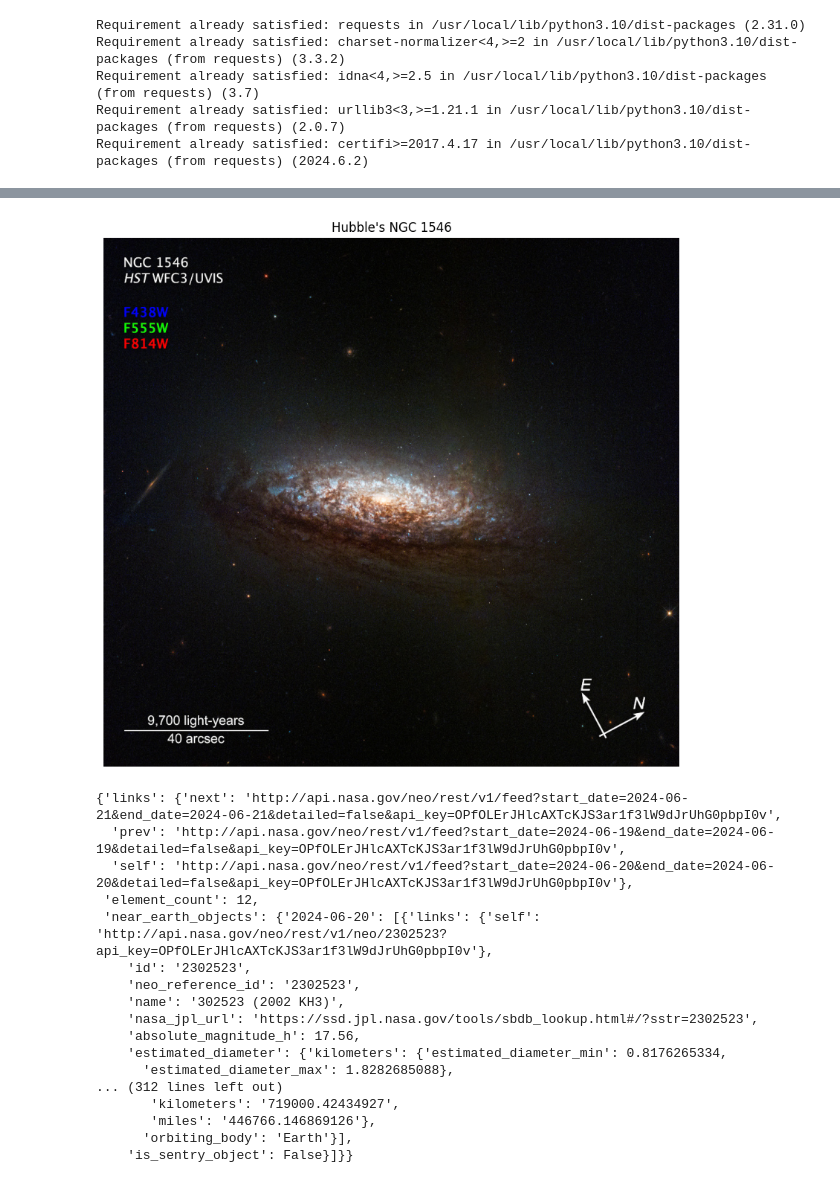
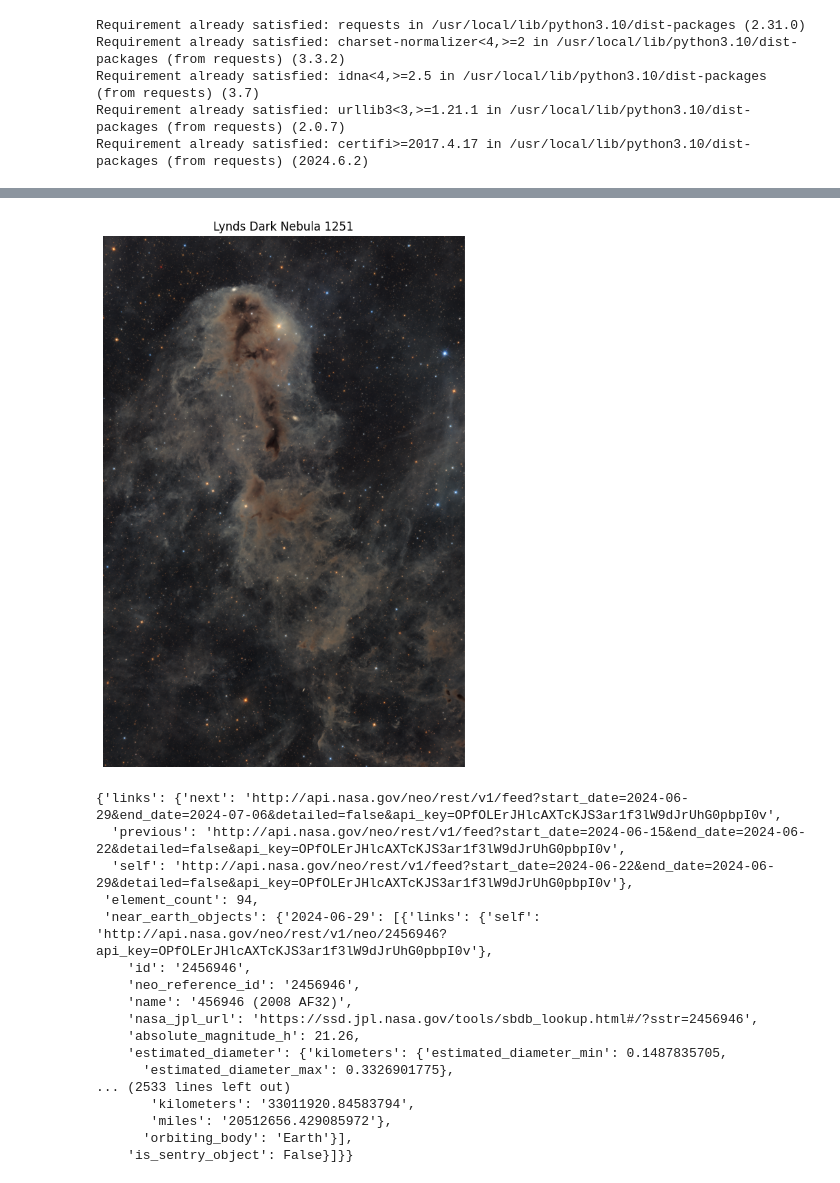
Before and after one commit to BenJoshMudi/GOMYCODE.BEN, a Jupyter notebook: API_Nasa_Checkpoints.ipynb, the cells around one changed output, grey strips where cells are left out. Saved outputs shown, nothing was run; the diff lists cells and outputs as text; code cells hidden in the pictures.

```diff
--- a/API_Nasa_Checkpoints.ipynb
+++ b/API_Nasa_Checkpoints.ipynb
@@ -31,38 +32,39 @@ apod_data
 image_url = apod_data['url']
 image_title = apod_data['title']
 # %%
-response = requests.get(image_url)
-img = Image.open(BytesIO(response.content))
+hdurl = apod_data['hdurl']
+response = requests.get(hdurl)
+hd_image = Image.open(BytesIO(response.content))
 
 plt.figure(figsize=(10, 10))
-plt.imshow(img)
+plt.imshow(hd_image)
 plt.axis('off')
 plt.title(image_title)
 plt.show()
 # %% [output]
-[figure, old version]
+[figure, new version]
 # %%
 # NeoWS API for near-earth objects
-neows_api_url = "https://api.nasa.gov/neo/rest/v1/feed?start_date=2024-06-20&end_date=2024-06-20&api_key=OPfOLErJHlcAXTcKJS3ar1f3lW9dJrUhG0pbpI0v"
+neows_api_url = "https://api.nasa.gov/neo/rest/v1/feed?&api_key=OPfOLErJHlcAXTcKJS3ar1f3lW9dJrUhG0pbpI0v"
 neows_response = requests.get(neows_api_url)
 neows_data = neows_response.json()
 neows_data
 # %% [output]
-{'links': {'next': 'http://api.nasa.gov/neo/rest/v1/feed?start_date=2024-06-21&end_date=2024-06-21&detailed=false&api_key=OPfOLErJHlcAXTcKJS3ar1f3lW9dJrUhG0pbpI0v',
-  'prev': 'http://api.nasa.gov/neo/rest/v1/feed?start_date=2024-06-19&end_date=2024-06-19&detailed=false&api_key=OPfOLErJHlcAXTcKJS3ar1f3lW9dJrUhG0pbpI0v',
-  'self': 'http://api.nasa.gov/neo/rest/v1/feed?start_date=2024-06-20&end_date=2024-06-20&detailed=false&api_key=OPfOLErJHlcAXTcKJS3ar1f3lW9dJrUhG0pbpI0v'},
- 'element_count': 12,
- 'near_earth_objects': {'2024-06-20': [{'links': {'self': 'http://api.nasa.gov/neo/rest/v1/neo/2302523?api_key=OPfOLErJHlcAXTcKJS3ar1f3lW9dJrUhG0pbpI0v'},
-    'id': '2302523',
-    'neo_reference_id': '2302523',
-    'name': '302523 (2002 KH3)',
-    'nasa_jpl_url': 'https://ssd.jpl.nasa.gov/tools/sbdb_lookup.html#/?sstr=2302523',
-    'absolute_magnitude_h': 17.56,
-    'estimated_diameter': {'kilometers': {'estimated_diameter_min': 0.8176265334,
-      'estimated_diameter_max': 1.8282685088},
-... (312 lines left out)
-       'kilometers': '719000.42434927',
-       'miles': '446766.146869126'},
+{'links': {'next': 'http://api.nasa.gov/neo/rest/v1/feed?start_date=2024-06-29&end_date=2024-07-06&detailed=false&api_key=OPfOLErJHlcAXTcKJS3ar1f3lW9dJrUhG0pbpI0v',
+  'previous': 'http://api.nasa.gov/neo/rest/v1/feed?start_date=2024-06-15&end_date=2024-06-22&detailed=false&api_key=OPfOLErJHlcAXTcKJS3ar1f3lW9dJrUhG0pbpI0v',
+  'self': 'http://api.nasa.gov/neo/rest/v1/feed?start_date=2024-06-22&end_date=2024-06-29&detailed=false&api_key=OPfOLErJHlcAXTcKJS3ar1f3lW9dJrUhG0pbpI0v'},
+ 'element_count': 94,
+ 'near_earth_objects': {'2024-06-29': [{'links': {'self': 'http://api.nasa.gov/neo/rest/v1/neo/2456946?api_key=OPfOLErJHlcAXTcKJS3ar1f3lW9dJrUhG0pbpI0v'},
+    'id': '2456946',
+    'neo_reference_id': '2456946',
+    'name': '456946 (2008 AF32)',
+    'nasa_jpl_url': 'https://ssd.jpl.nasa.gov/tools/sbdb_lookup.html#/?sstr=2456946',
+    'absolute_magnitude_h': 21.26,
+    'estimated_diameter': {'kilometers': {'estimated_diameter_min': 0.1487835705,
+      'estimated_diameter_max': 0.3326901775},
+... (2533 lines left out)
+       'kilometers': '33011920.84583794',
+       'miles': '20512656.429085972'},
       'orbiting_body': 'Earth'}],
     'is_sentry_object': False}]}}
 # %%
```
Also changed, not shown: parts of 4 cells of this notebook.
